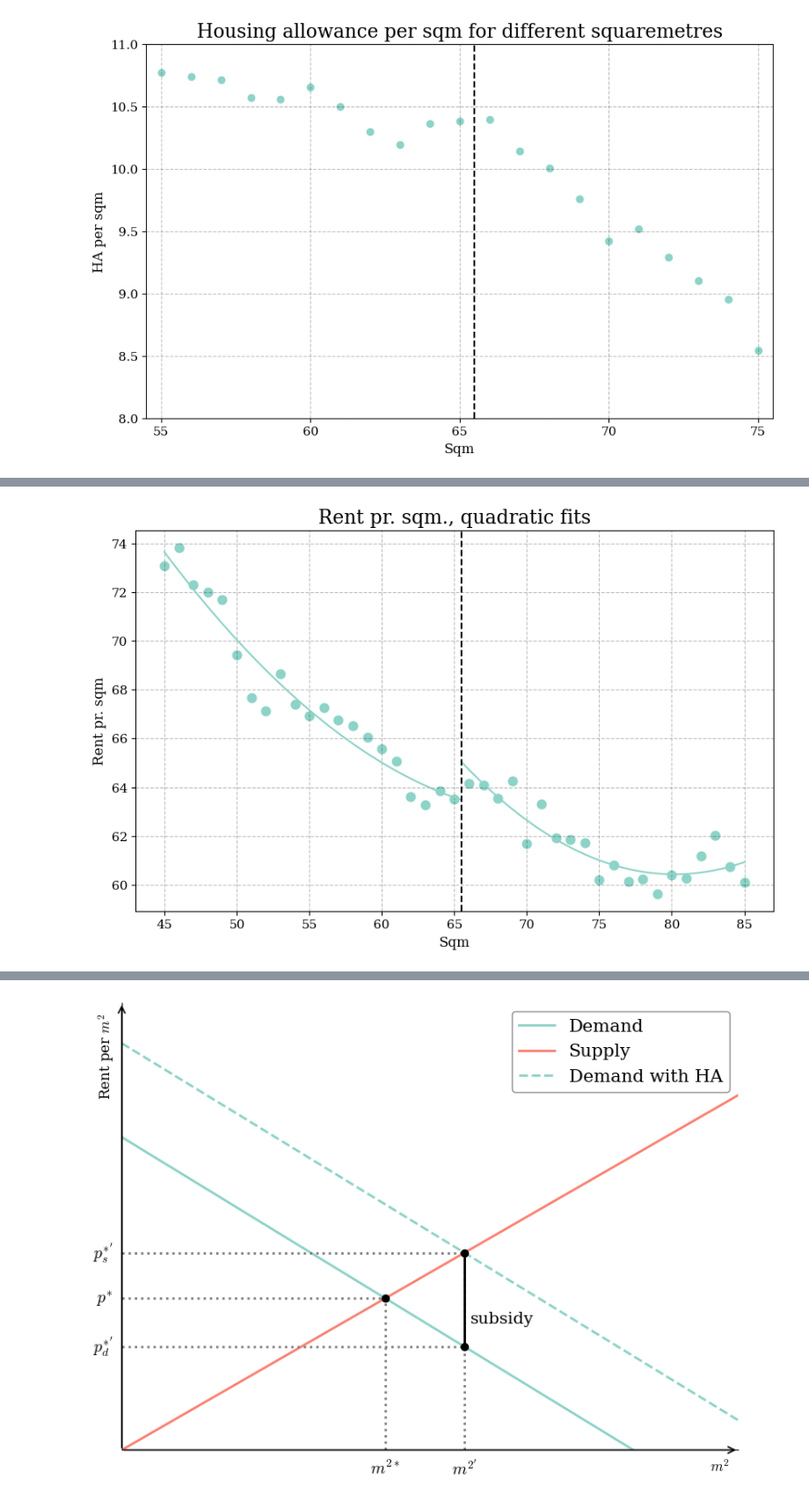
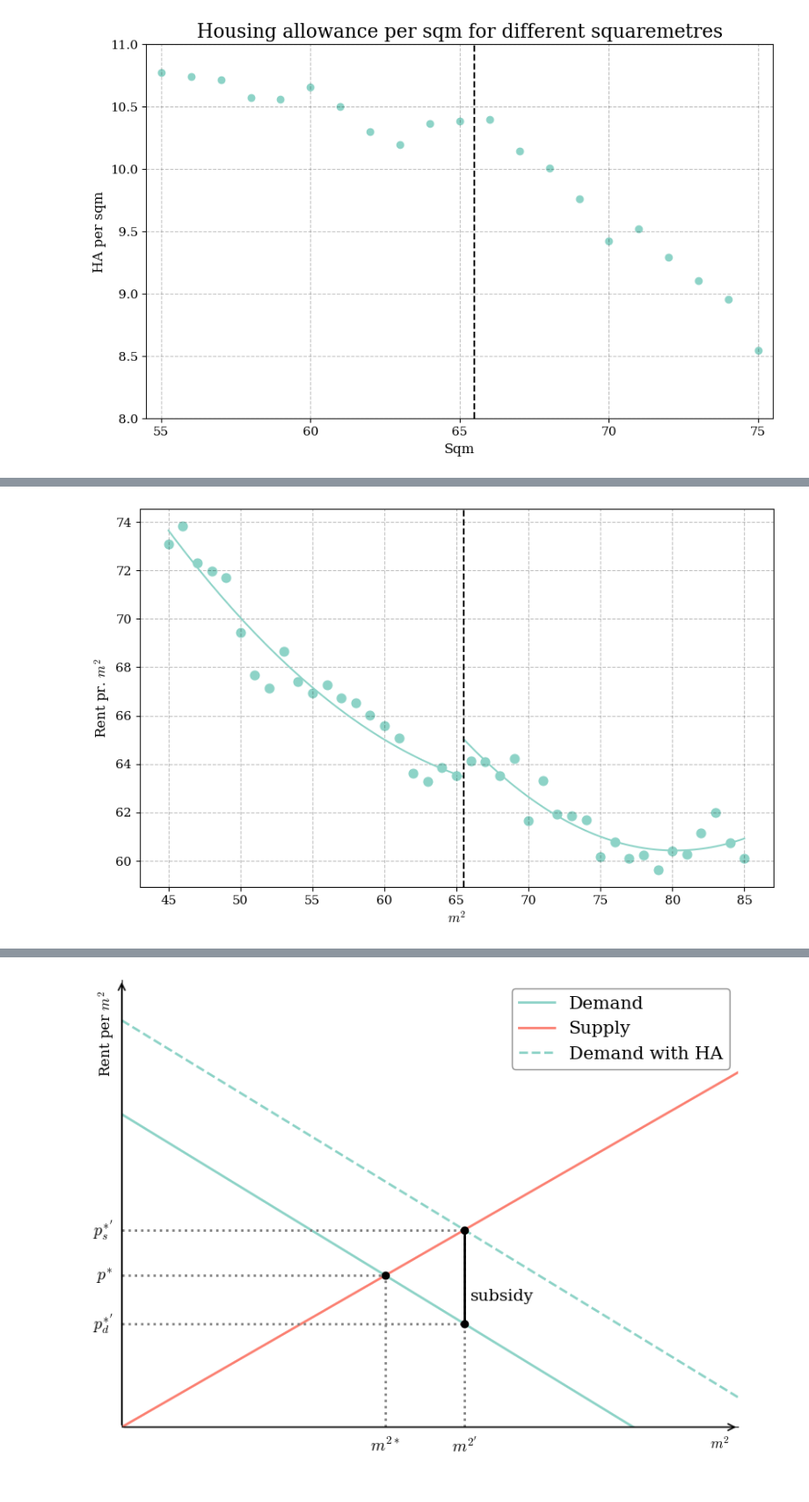
Before and after one commit to HansHoltenAndersen/Bachelor, a Jupyter notebook: Plots.ipynb, the cells around one changed output, grey strips where cells are left out. Shown at 88% size. Cells and saved outputs as stored; diff of their text form; code cells hidden in the pictures.

```diff
--- a/Plots.ipynb
+++ b/Plots.ipynb
@@ -124,7 +124,7 @@ plt.show()
 # %%
 # First stage plot with polynomial (p=2) fits
 
-bw = 15
+bw = 20
 
 # --- 1. Subset for RD window ---
 df_left = df[(df['sqm'] >= 65 - bw) & (df['sqm'] <= 65)].copy()
@@ -224,37 +297,37 @@ b_R2 = model_R.params['x2']
 
 # --- 4. Plot binscatter + polynomial fit ---
 plt.figure(figsize=(10,6))
 
 # Scatter points (binned means)
 plt.scatter(bin_left['mean_x'], bin_left['mean_y'], s=60, color = colors[0])
 plt.scatter(bin_right['mean_x'], bin_right['mean_y'], s=60, color = colors[0])
 
 # Left polynomial line
 xL = np.linspace(df_left['sqm'].min(), df_left['sqm'].max()+0.5, 100)
 yL = a_L + b_L1*xL + b_L2*xL**2
 plt.plot(xL, yL, color = colors[0])
 
 # Right polynomial line
 xR = np.linspace(df_right['sqm'].min()-0.5, df_right['sqm'].max(), 100)
 yR = a_R + b_R1*xR + b_R2*xR**2
 plt.plot(xR, yR, color = colors[0])
 
 # --- Cutoff line ---
 cut = (65 + 66) / 2  # halfway between bins
 plt.axvline(x=cut, linestyle='--', color='black')
 
 # Formatting
-plt.xlabel('Sqm')
-plt.ylabel('Rent pr. sqm')
-plt.title('Rent pr. sqm., quadratic fits')
+plt.xlabel('$m^2$')
+plt.ylabel('Rent pr. $m^2$')
+plt.title('')
 plt.xticks(np.arange(65 - bw, 65 + bw + 0.5, 5))
 #plt.xlim(65 - bw - .5, 65 + bw + .5)
 #plt.ylim(8, 11)
 #plt.yticks(np.arange(8, 11.0001, 1))
 
 plt.show()
 # %% [output]
-[figure, old version]
+[figure, new version]
 # %%
 #Defining function to load data and set index
 def load_bw_data(sheet, sheet_name):
```
Also changed, not shown: parts of 4 cells of this notebook, 4 other files.
